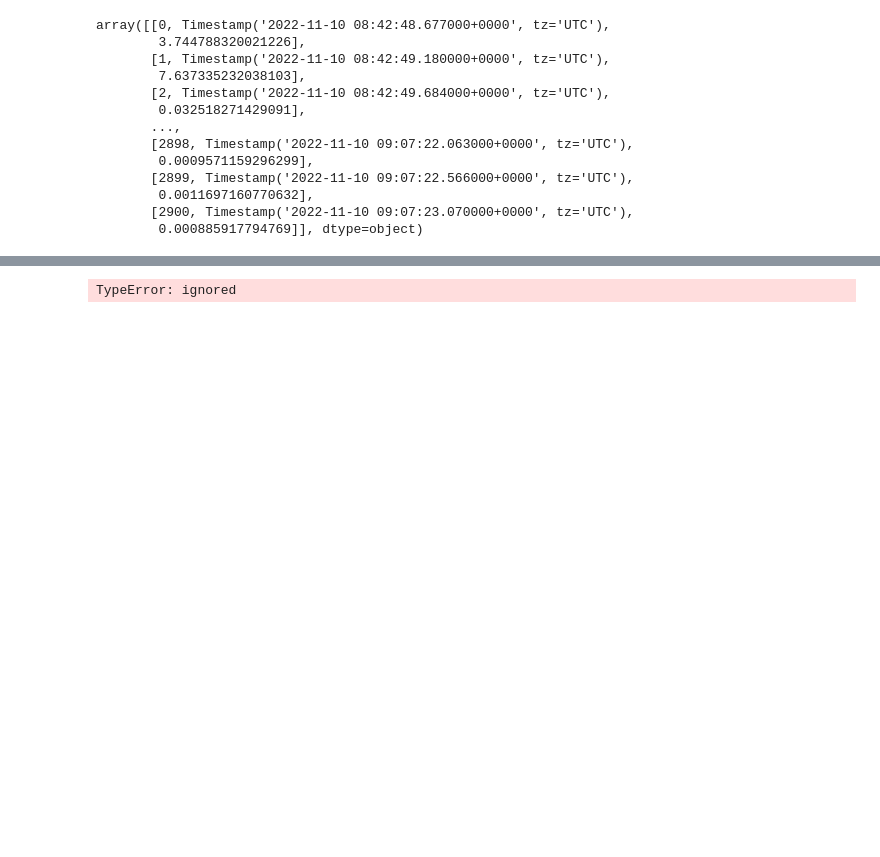
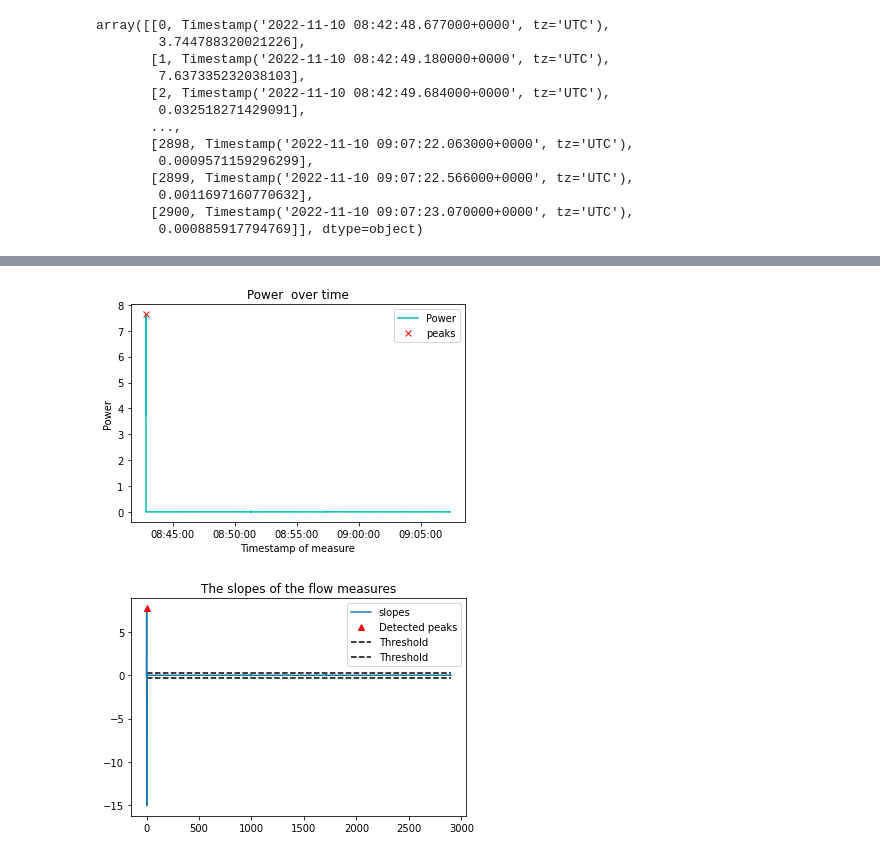
Before and after one commit to msalvati1997/energy_meter, a Jupyter notebook: Detect_energy_of_a_function.ipynb, the cells around one changed output, grey strips where cells are left out. Saved outputs shown, nothing was run; the diff lists cells and outputs as text; code cells hidden in the pictures; blank space fills up the shorter version.

```diff
--- a/Detect_energy_of_a_function.ipynb
+++ b/Detect_energy_of_a_function.ipynb
@@ -6,7 +6,7 @@ import matplotlib.pyplot as plt
 import datetime
 import numpy as np
 # %%
-dataset = pd.read_csv('https://raw.githubusercontent.com/msalvati1997/energy_meter/main/case_study/results.csv?token=GHSAT0AAAAAAB27A6SPVG72TVWUX3ZJU7ROY3M2ELQ', parse_dates=['time'])
+dataset = pd.read_csv('https://raw.githubusercontent.com/msalvati1997/energy_meter/main/case_study/results.csv?token=GHSAT0AAAAAABYLICDDZ5VE4EQUQT7M4AT6Y3M2YLQ', parse_dates=['time'])
 # %%
 dataset
 # %% [output]
@@ -58,5 +54,5 @@ AttributeError: ignored
+# %%
+time= [float(i.total_seconds()) for i in time]  # Flow values, in float
 # %%
 slopes = np.divide(flow, time) # (flow[i+1] - flow[i]) / (time[i+1] - time[i])
 slopes = np.insert(slopes, 0, 0, axis=0) # Since we "lose" the first index, this one is 0, just for alignments
-# %% [output]
-TypeError: ignored
@@ -62,0 +93,14 @@ TypeError: ignored
+# %%
+t = 0.3  # Threshold
+peaks = []
+
+for index, rollWin in enumerate(RW):
+    if rollWin[0] > t: # If the first value is greater of threshold
+        top = rollWin[0] # Sets as a possible peak
+        bottom = np.min(rollWin) # Finds the minimum of the peak
+
+        if bottom < -t: # If less than the negative threshold
+            bottomIndex = int(np.argmin(rollWin)) # Find it's index
+
+            for peak in range(0, bottomIndex, 1): # Appends all points between the first index of the rolling window until the bottomIndex
+                peaks.append(RWi[index][peak])
@@ -62,0 +154,7 @@ TypeError: ignored
+# %%
+# PLOTTING
+plot_values(dates, values, dates[peaks], values[peaks]) # The real dataset and the peaks
+plot_slopes() # The slopes and the peaks
+# %% [output]
+[figure, added]
+[figure, added]
```
Also changed, not shown: parts of 3 cells of this notebook.
